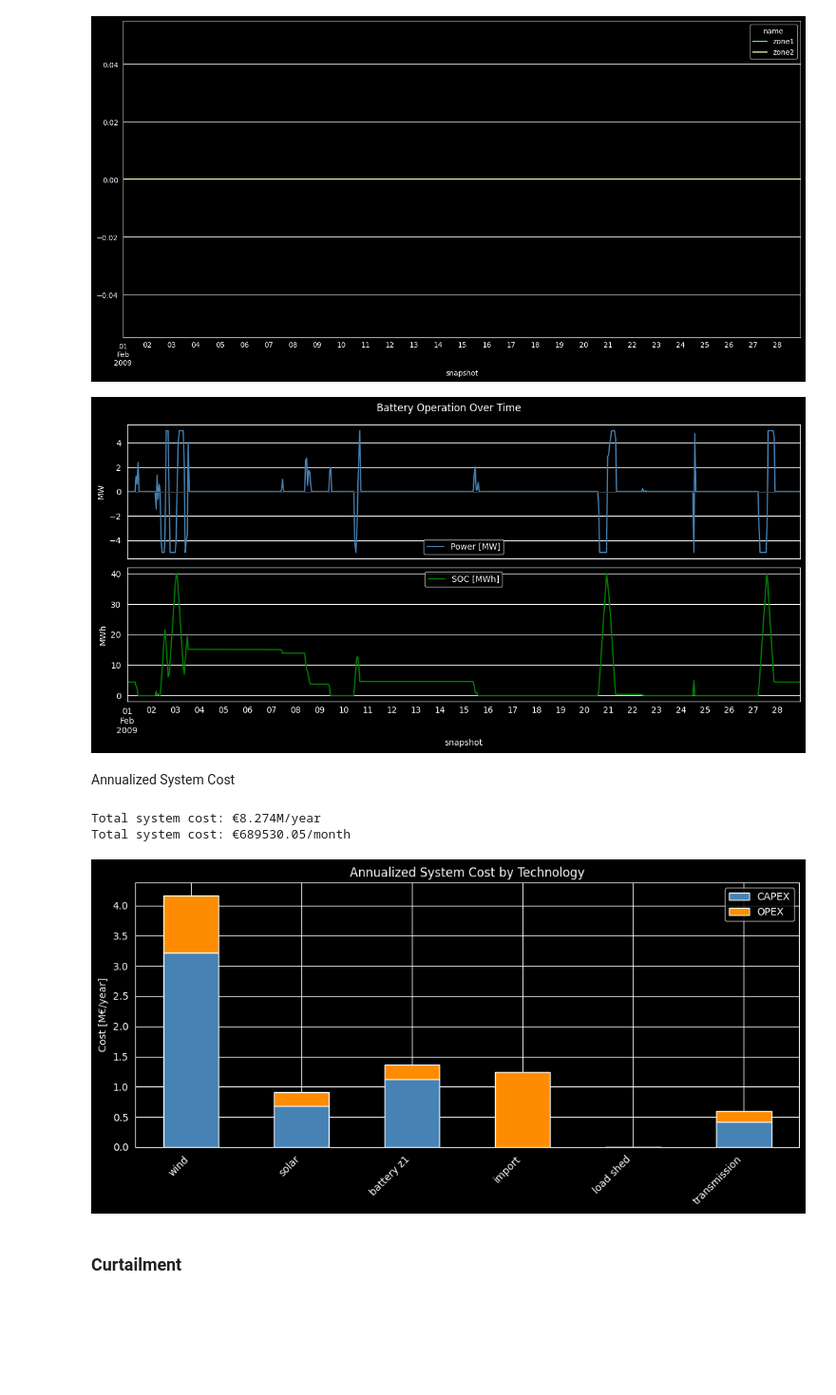
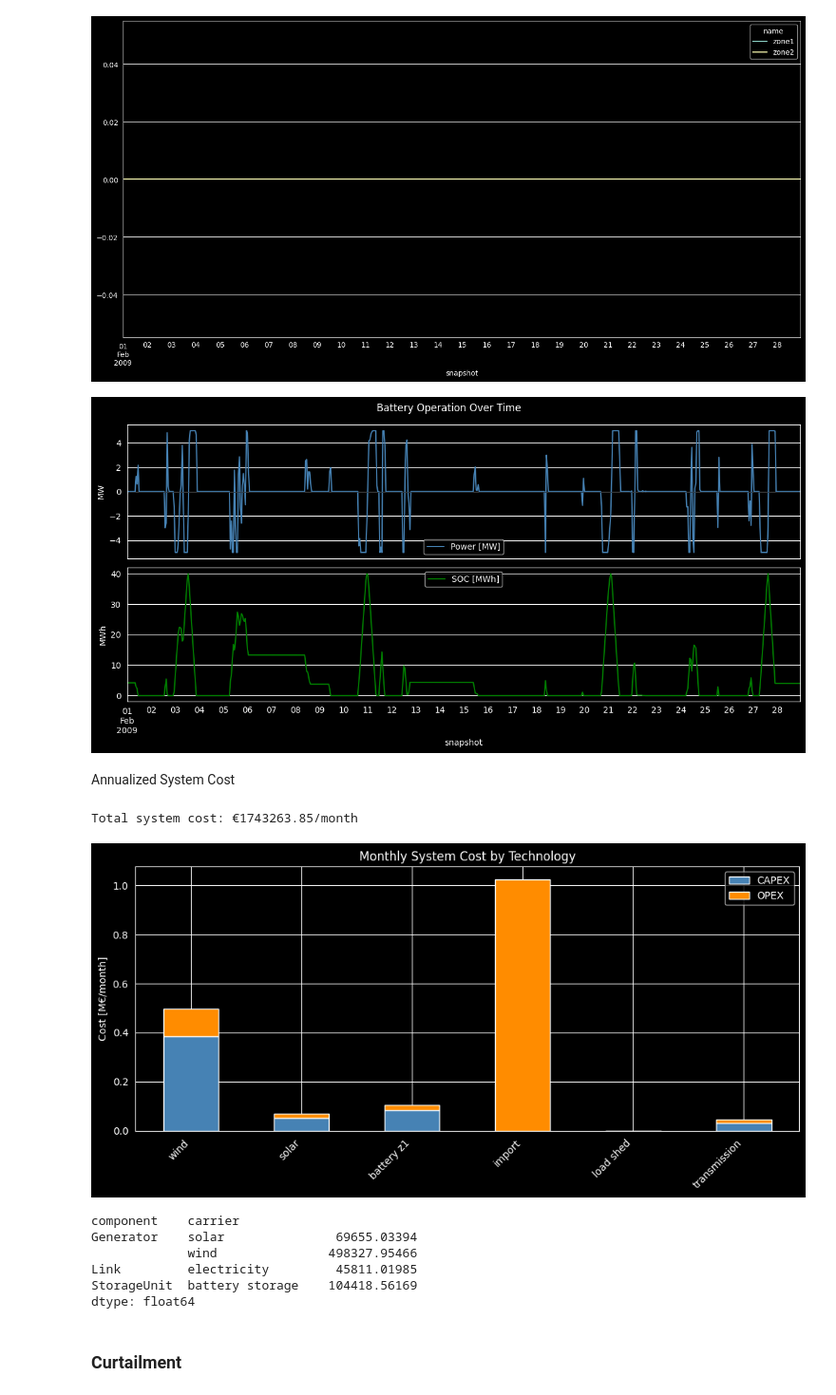
Before and after one commit to karivero/esi_final_repo, a Jupyter notebook: final_esi/ESI_Assignment/part1_scenario_D.ipynb, the cells around one changed output. Shown at 95% size. Saved outputs shown, nothing was run; the diff lists cells and outputs as text; code cells hidden in the pictures; blank space fills up the shorter version.

Commit message:
Debugging monthly annualization confusion. Modified scenario d with new logic.

```diff
--- a/final_esi/ESI_Assignment/part1_scenario_D.ipynb
+++ b/final_esi/ESI_Assignment/part1_scenario_D.ipynb
@@ -386,6 +373,8 @@ import numpy as np
 
 # data prep and variables
 r = 0.05
+simulation_hours = len(times)
+monthly_annualizer= simulation_hours/8760
 
 # Battery parameters
 p_nom_guess = 10  # MW, initial guess
@@ -410,10 +399,10 @@ annualized_opex_solar = (Solar_capex * 1000) * Solar_opex
 annualized_opex_battery = (Li_ion_battery_capex * 1000) * Li_ion_battery_opex
 annualized_opex_transmission = (Electricity_cable_capex* 1000) * distance12 * Electricity_cable_fixed_opex
 
-capital_cost_solar = annualized_capex_solar + annualized_opex_solar
-capital_cost_wind = annualized_capex_wind + annualized_opex_wind
-capital_cost_battery = (annualized_capex_battery + annualized_opex_battery) #confusion around whether multiplying by max hours is needed but I think correct
-capital_cost_transmission = annualized_capex_transmission + annualized_opex_transmission
+capital_cost_solar = (annualized_capex_solar + annualized_opex_solar)*monthly_annualizer
+capital_cost_wind = (annualized_capex_wind + annualized_opex_wind)*monthly_annualizer
+capital_cost_battery = (annualized_capex_battery + annualized_opex_battery)*monthly_annualizer #confusion around whether multiplying by max hours is needed but I think correct
+capital_cost_transmission = (annualized_capex_transmission + annualized_opex_transmission)*monthly_annualizer
 
 # old approach for demand df keep just in case
 # conversions timestamp based index vs. integer, repulling from df_p1 so need to re-multiply
@@ -733,56 +722,62 @@ plt.suptitle("Battery Operation Over Time")
 plt.tight_layout()
 plt.show()
 # %% [output]
-[figure, old version]
+[figure, new version]
 # %% [markdown]
 Annualized System Cost
 # %%
 # Costs Reconstruction
 # Reconstruct costs manually
 opt_wind_mw = n.generators.p_nom_opt["wind"]
 opt_solar_mw = n.generators.p_nom_opt["solar"]
 opt_battery_z1_mw = n.storage_units.p_nom_opt["battery storage zone 1"]
 # opt_battery_z2_mw = n.storage_units.p_nom_opt["battery storage zone 2"]
 opt_import_mwh = n.generators_t.p["import"].sum()
 opt_loadshed_mwh = n.generators_t.p["load shedding"].sum()
 
 transmission_capacity = n.links.loc["zone1-zone2", "p_nom_opt"]
 cost_data = {
-    "wind":       {"CAPEX": annualized_capex_wind * opt_wind_mw,
-                   "OPEX":  annualized_opex_wind  * opt_wind_mw},
-    "solar":      {"CAPEX": annualized_capex_solar * opt_solar_mw,
-                   "OPEX":  annualized_opex_solar  * opt_solar_mw},
-    "battery z1": {"CAPEX": annualized_capex_battery * opt_battery_z1_mw,
-                   "OPEX":  annualized_opex_battery  * opt_battery_z1_mw},
-    # "battery z2": {"CAPEX": annualized_capex_battery * opt_battery_z2_mw,
-    #                "OPEX":  annualized_opex_battery  * opt_battery_z2_mw},
+    "wind":       {"CAPEX": annualized_capex_wind * opt_wind_mw * monthly_annualizer,
+                   "OPEX":  annualized_opex_wind  * opt_wind_mw * monthly_annualizer},
+    "solar":      {"CAPEX": annualized_capex_solar * opt_solar_mw * monthly_annualizer,
+                   "OPEX":  annualized_opex_solar  * opt_solar_mw* monthly_annualizer},
+    "battery z1": {"CAPEX": annualized_capex_battery * opt_battery_z1_mw* monthly_annualizer,
+                   "OPEX":  annualized_opex_battery  * opt_battery_z1_mw* monthly_annualizer},
+    # "battery z2": {"CAPEX": annualized_capex_battery * opt_battery_z2_mw* monthly_annualizer,
+    #                "OPEX":  annualized_opex_battery  * opt_battery_z2_mw* monthly_annualizer},
     "import":     {"CAPEX": 0,
                    "OPEX":  Operational_cost_electricity_import_cost * opt_import_mwh},
     "load shed":  {"CAPEX": 0,
                    "OPEX":  Operational_cost_lost_load_penalty * opt_loadshed_mwh},
-    "transmission": {"CAPEX": annualized_capex_transmission * transmission_capacity,
-                         "OPEX":  annualized_opex_transmission  * transmission_capacity,},
+    "transmission": {"CAPEX": annualized_capex_transmission * transmission_capacity* monthly_annualizer,
+                         "OPEX":  annualized_opex_transmission  * transmission_capacity* monthly_annualizer},
     }
 
 cost_df = pd.DataFrame(cost_data).T.div(1e6)  # convert to M€
 
 # plot
-print(f"Total system cost: €{cost_df['CAPEX'].sum() + cost_df['OPEX'].sum():.3f}M/year")
-total_annual_cost = cost_df['CAPEX'].sum() + cost_df['OPEX'].sum()
-total_monthly_cost = total_annual_cost * 1e6/ 12
+# print(f"Total system cost: €{cost_df['CAPEX'].sum() + cost_df['OPEX'].sum():.3f}M/month")
+total_monthly_cost = (cost_df['CAPEX'].sum() + cost_df['OPEX'].sum()) *1e6
 print(f"Total system cost: €{total_monthly_cost:.2f}/month")
 fig, ax = plt.subplots(figsize=(10, 5))
 cost_df[["CAPEX", "OPEX"]].plot(kind="bar", stacked=True, ax=ax,
                                  color=["steelblue", "darkorange"])
-ax.set_ylabel("Cost [M€/year]")
-ax.set_title("Annualized System Cost by Technology")
+ax.set_ylabel("Cost [M€/month]")
+ax.set_title("Monthly System Cost by Technology")
 plt.xticks(rotation=45, ha="right")
 plt.tight_layout()
 plt.show()
+
+print(n.statistics.capex())
 # %% [output]
-Total system cost: €8.274M/year
-Total system cost: €689530.05/month
+Total system cost: €1743263.85/month
-[figure, old version]
+[figure, new version]
+component    carrier
+Generator    solar               69655.03394
+             wind               498327.95466
+Link         electricity         45811.01985
+StorageUnit  battery storage    104418.56169
+dtype: float64
 # %% [markdown]
 ### Curtailment
 # %%
```
Also changed, not shown: parts of 9 cells of this notebook, 3 other files.
